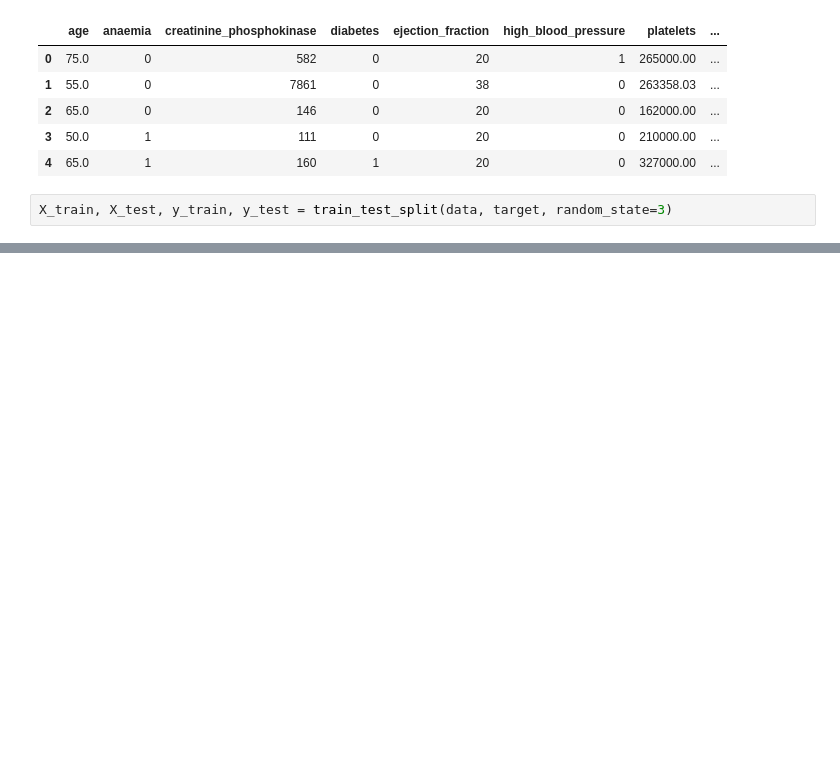
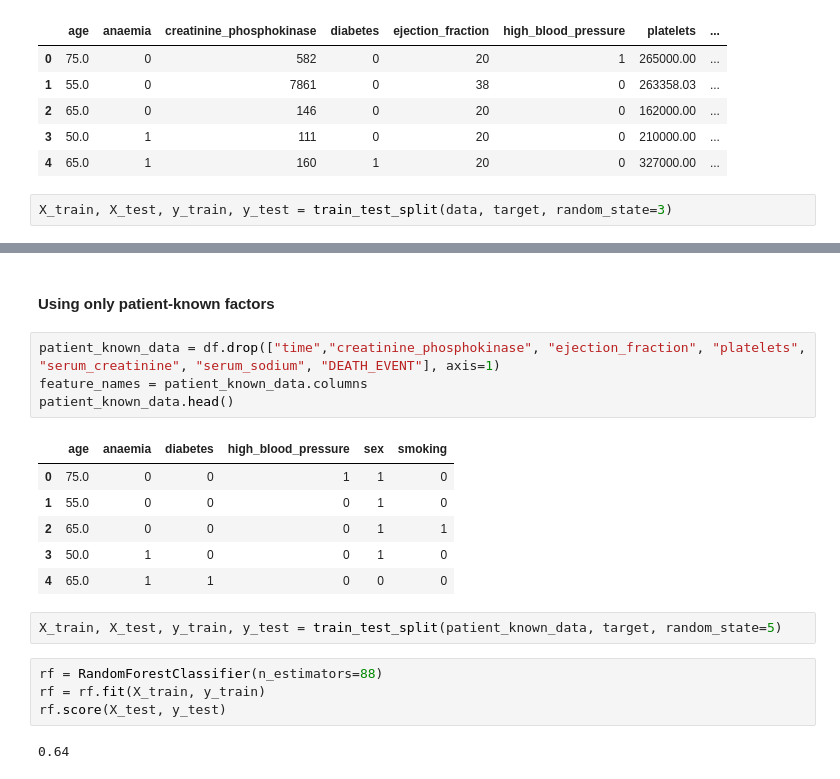
Before and after one commit to alexturkmen/Heart-Failure-Analysis, a Jupyter notebook: random_forest.ipynb, the cells around one changed output, grey strips where cells are left out. Saved outputs shown, nothing was run; the diff lists cells and outputs as text; blank space fills up the shorter version.

```diff
--- a/random_forest.ipynb
+++ b/random_forest.ipynb
@@ -35,0 +138,21 @@ X_train, X_test, y_train, y_test = train_test_split(data, target, random_state=3
+# %% [markdown]
+#### Using only patient-known factors
+# %%
+patient_known_data = df.drop(["time","creatinine_phosphokinase", "ejection_fraction", "platelets", "serum_creatinine", "serum_sodium", "DEATH_EVENT"], axis=1)
+feature_names = patient_known_data.columns
+patient_known_data.head()
+# %% [output]
+|  | age | anaemia | diabetes | high_blood_pressure | sex | smoking |
+| 0 | 75.0 | 0 | 0 | 1 | 1 | 0 |
+| 1 | 55.0 | 0 | 0 | 0 | 1 | 0 |
+| 2 | 65.0 | 0 | 0 | 0 | 1 | 1 |
+| 3 | 50.0 | 1 | 0 | 0 | 1 | 0 |
+| 4 | 65.0 | 1 | 1 | 0 | 0 | 0 |
+# %%
+X_train, X_test, y_train, y_test = train_test_split(patient_known_data, target, random_state=5)
+# %%
+rf = RandomForestClassifier(n_estimators=88)
+rf = rf.fit(X_train, y_train)
+rf.score(X_test, y_test)
+# %% [output]
+0.64
```
Also changed, not shown: parts of 17 cells of this notebook.
